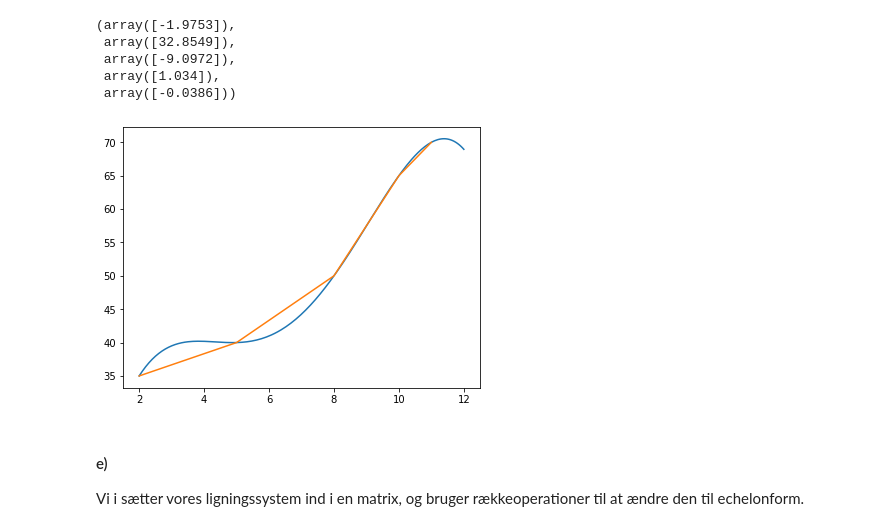
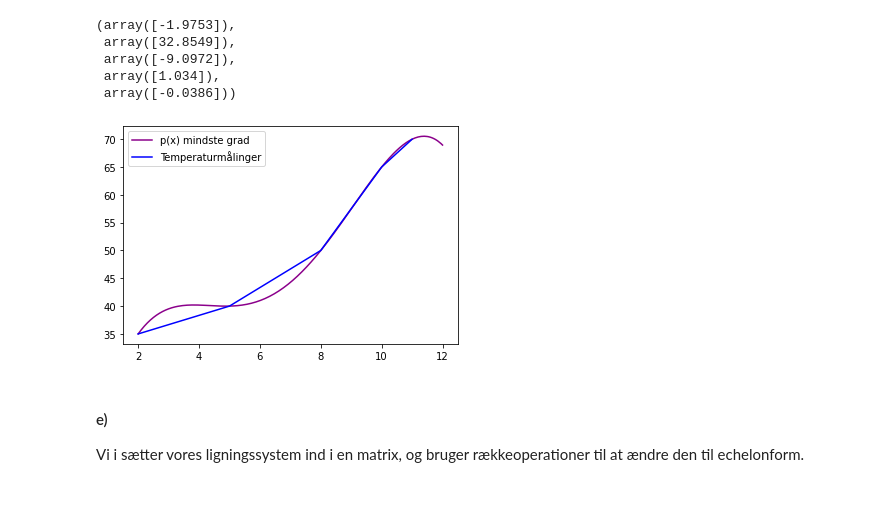
Before and after one commit to TKEglin/Aflevering-3, a Jupyter notebook: Afleveringsopgave-3.ipynb, the cells around one changed output. Cells and saved outputs as stored; diff of their text form; code cells hidden in the pictures; blank space fills up the shorter version.

```diff
--- a/Afleveringsopgave-3.ipynb
+++ b/Afleveringsopgave-3.ipynb
@@ -108,14 +112,15 @@ a, b, c, d, e
 # %%
 x = np.linspace(2, 12, 200)
 
 y = a + b * x + c * x**2 + d * x**3 + e * x**4
 
 fig, ax = plt.subplots() # Tegning
-ax.plot(x, y)
-ax.plot(tid, temperatur)
+ax.plot(x, y, "darkmagenta", label = "p(x) mindste grad")
+ax.plot(tid, temperatur, "b", label = "Temperaturmålinger")
+ax.legend()
 plt.show()
 # %% [output]
-[figure, old version]
+[figure, new version]
 # %% [markdown]
 <div style="page-break-after: always;"></div>
 
```
Also changed, not shown: parts of 7 cells of this notebook.
